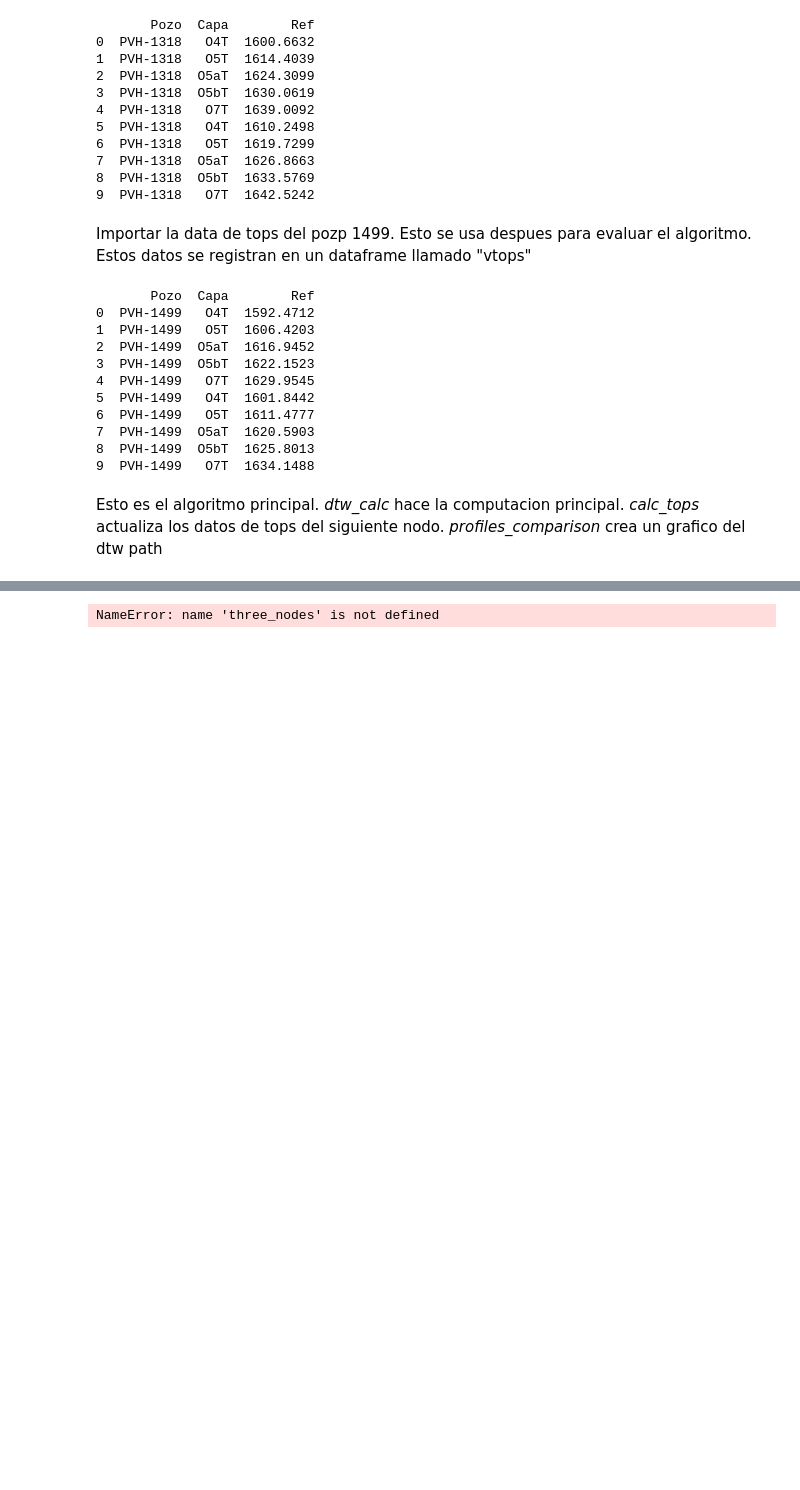
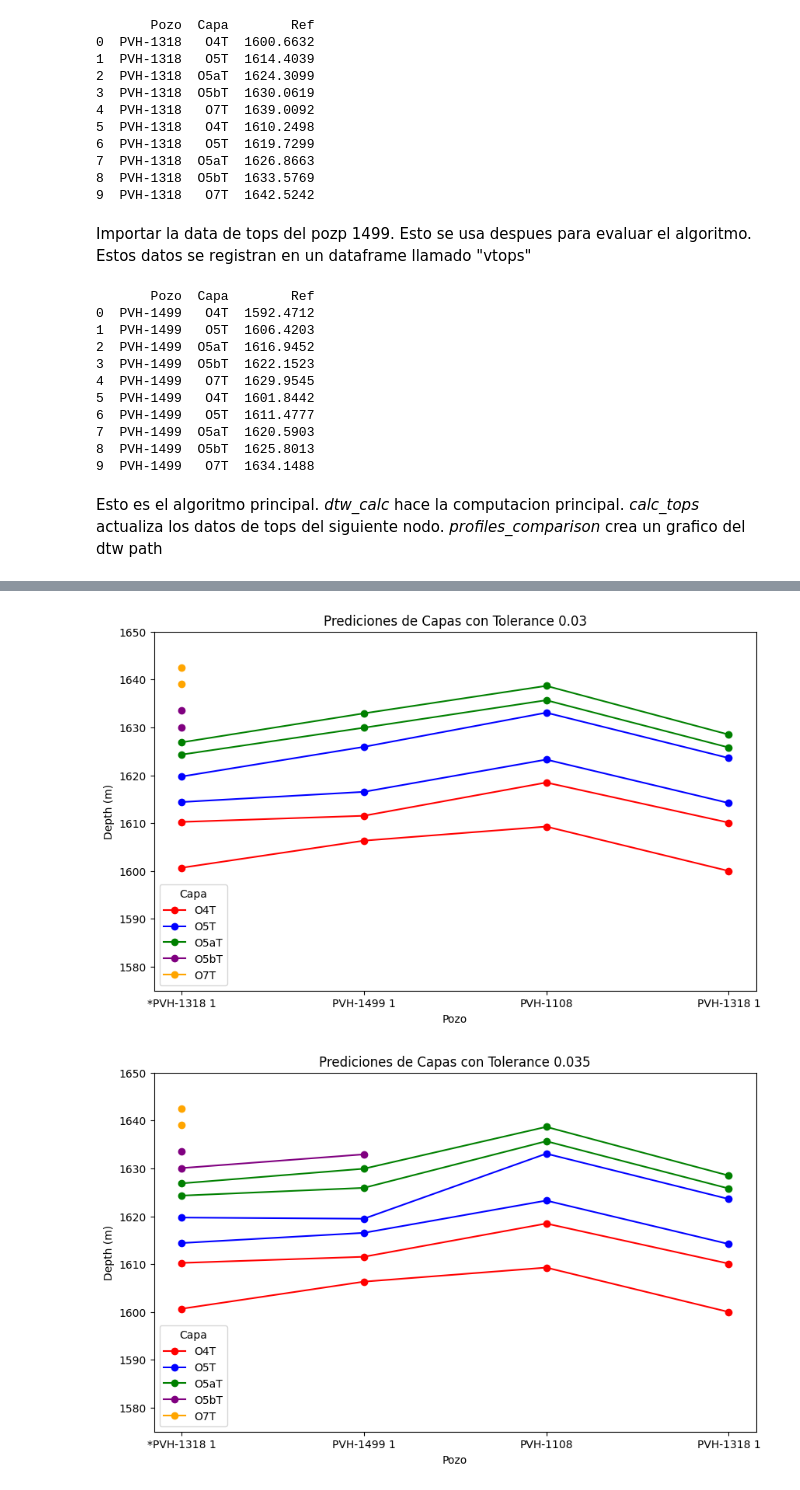
Before and after one commit to scast3/dtw_tool, a Jupyter notebook: optimization.ipynb, the cells around one changed output, grey strips where cells are left out. Cells and saved outputs as stored; diff of their text form; code cells hidden in the pictures; blank space fills up the shorter version.

Commit message:
finding some good metrics for evaluating tolerance values, will need to ensure the calculation is accurate though

```diff
--- a/optimization.ipynb
+++ b/optimization.ipynb
@@ -297,25 +297,31 @@ def calc_series(G, nodes_list, tol, distance_calc=None):
         calc_tops(G, nodes_list[i], nodes_list[i+1],tol)
         caps_data[nodes_list[i+1]] = curr["tops"]["Ref"]
         caps_data.insert
-    print(caps_data)
+    #print(caps_data)
     return caps_data
+
+# Reset all the nodes in the graph
+# Set the original node value to the known value
+def reset_environment(G, original_node, known_vals):
+    for node in G.nodes:
+        G.nodes[node]['tops'] = ''
+    G.nodes[original_node]['tops'] = known_vals
 # %%
-tols = [0.01, 0.02, 0.03, 0.04, 0.05, 0.06, 0.07, 0.08, 0.09, 1.0]
+tols = [0.03, 0.035, 0.04, 0.045, 0.05, 0.055, 0.06, 0.065, 0.07]
+three_node_dfs = []
+three_node_execution = []
+missing_data = []
+
+#error metrics
 # %%
-start_time = time.time()
-
-tolerance = 0.04
 test_series = ["PVH-1318 1", "PVH-1499 1", "PVH-1108", "PVH-1318 1"]
-three_nodes = calc_series(G, test_series, tolerance)
-
-end_time = time.time()
-execution_time = end_time - start_time
-print(f"Execution time: {execution_time} seconds")
-
-# Reset node values
-for node in test_series:
-        G.nodes[node]['tops'] = ''
-        print(G.nodes[node]['tops'])
-
-G.nodes['PVH-1318 1']["tops"]=tops # reset the values of the start node
-del three_nodes
+for t in tols:
+        start_time = time.time()
+        three_nodes = calc_series(G, test_series, t)
+        three_node_dfs.append(three_nodes)
+        end_time = time.time()
+        execution_time = end_time - start_time
+        three_node_execution.append(execution_time)
+        total_nan = three_nodes.isna().sum().sum()
+        missing_data.append(total_nan)
+        reset_environment(G, "PVH-1318 1", tops)
@@ -370,7 +377,9 @@ def print_depths(all_pred, title):
 
     # Display the plot
     plt.show()
-# %%
-print_depths(three_nodes, 'Prediciones de Capas en el Grafo de 3')
-# %% [output]
-NameError: name 'three_nodes' is not defined
+# %%
+for i in range(0,len(tols)):
+    print_depths(three_node_dfs[i], f'Prediciones de Capas con Tolerance {tols[i]}')
+# %% [output]
+[figure, added]
+[figure, added]
```
Also changed, not shown: parts of 6 cells of this notebook.
